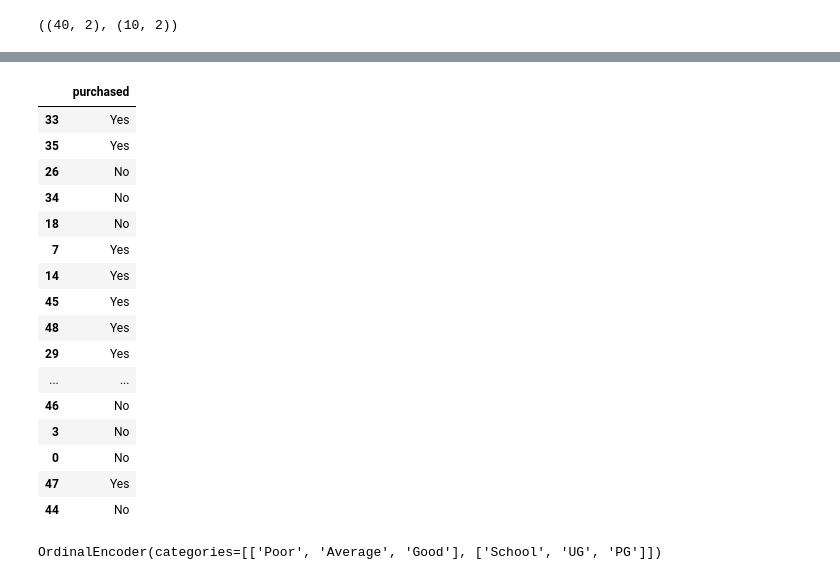
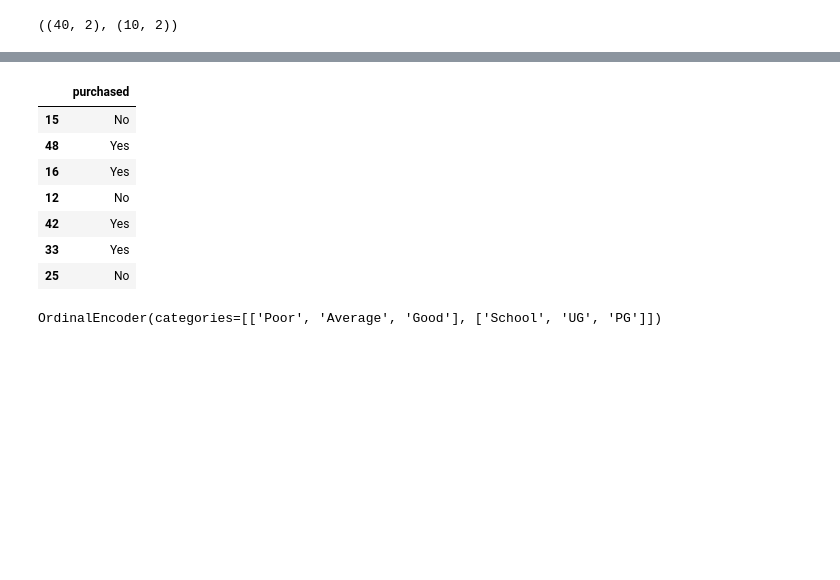
Before and after one commit to Garv016/ML-journey, a Jupyter notebook: 05_feature_eng/ordinal_label.ipynb, the cells around one changed output, grey strips where cells are left out. Cells and saved outputs as stored; diff of their text form; code cells hidden in the pictures; blank space fills up the shorter version.

```diff
--- a/05_feature_eng/ordinal_label.ipynb
+++ b/05_feature_eng/ordinal_label.ipynb
@@ -58,23 +49,14 @@ X_train
 # %%
 y_train = pd.DataFrame(y_train)
-y_train
+y_train.sample(7)
 # %% [output]
 |  | purchased |
+| 15 | No |
+| 48 | Yes |
+| 16 | Yes |
+| 12 | No |
+| 42 | Yes |
 | 33 | Yes |
-| 35 | Yes |
-| 26 | No |
-| 34 | No |
-| 18 | No |
-| 7 | Yes |
-| 14 | Yes |
-| 45 | Yes |
-| 48 | Yes |
-| 29 | Yes |
-| ... | ... |
-| 46 | No |
-| 3 | No |
-| 0 | No |
-| 47 | Yes |
-| 44 | No |
+| 25 | No |
 # %%
 oe = OrdinalEncoder(categories=[['Poor','Average','Good'],['School','UG','PG']])
```
Also changed, not shown: parts of 5 cells of this notebook, 8 other files.
